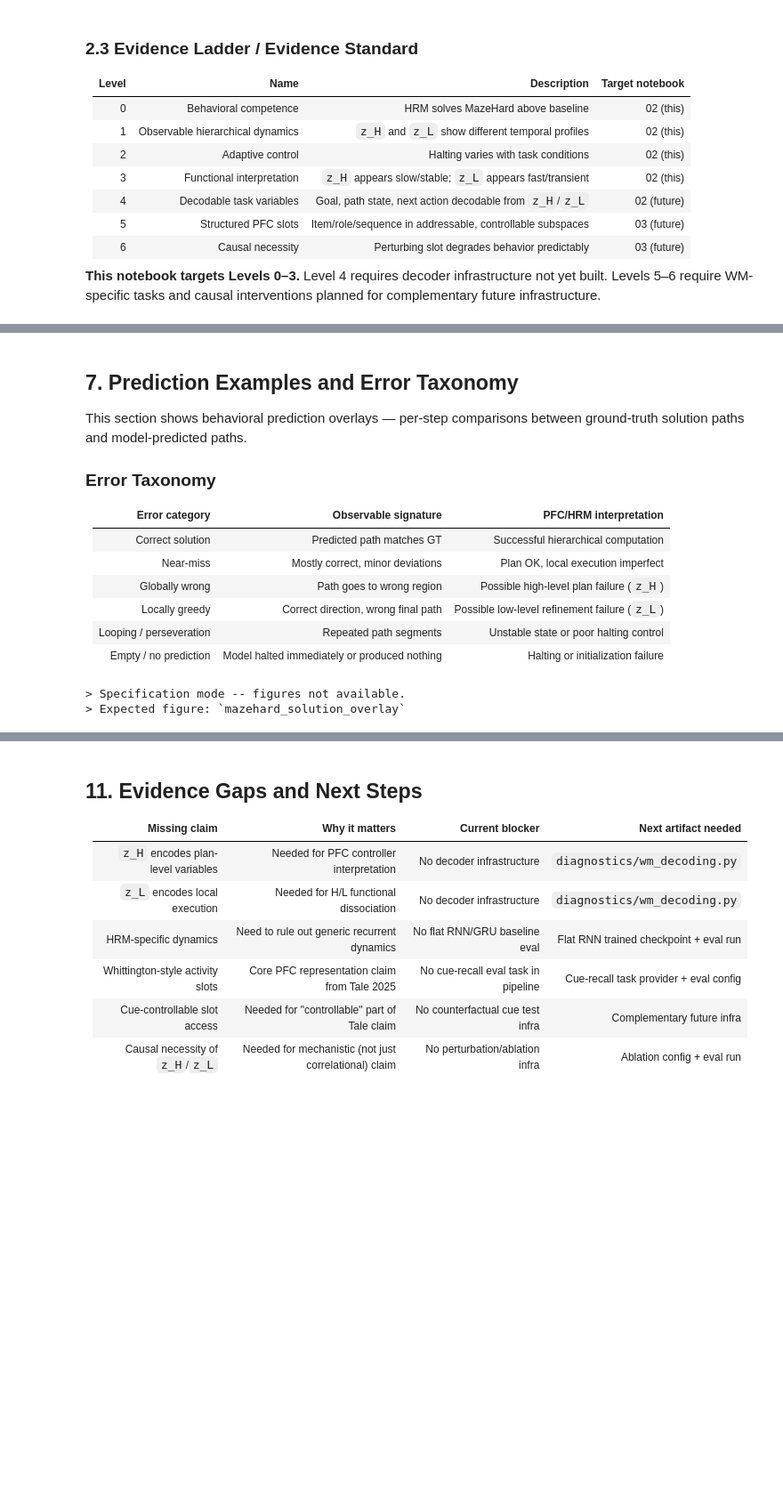
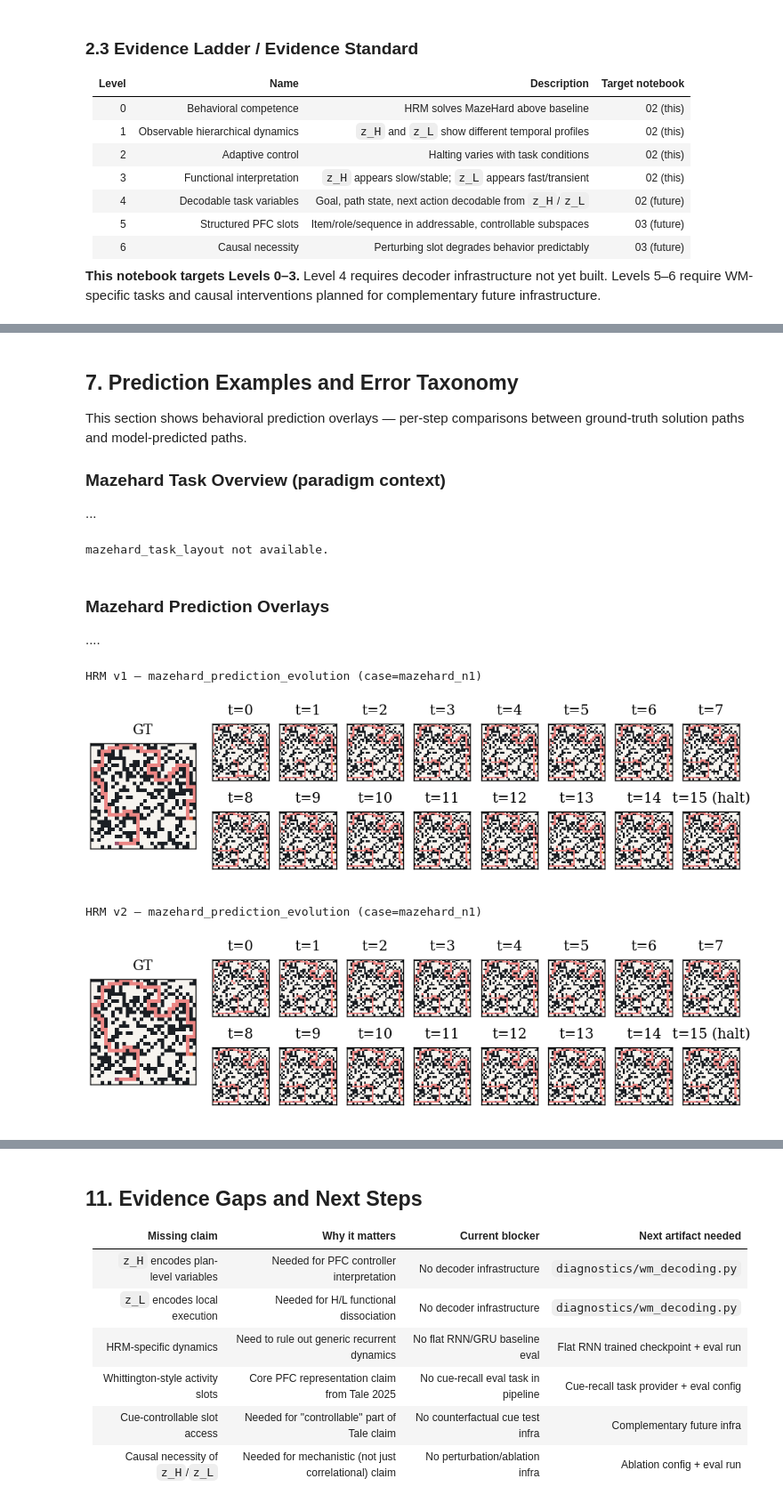
Before and after one commit to BorjaEst/ehc-sn, a Jupyter notebook: notebooks/02_working_memory_report.ipynb, the cells around one changed output, grey strips where cells are left out. Shown at 89% size. Cells and saved outputs as stored; diff of their text form; code cells hidden in the pictures; blank space fills up the shorter version.

```diff
--- a/notebooks/02_working_memory_report.ipynb
+++ b/notebooks/02_working_memory_report.ipynb
@@ -256,33 +240,40 @@ else:
 This section shows behavioral prediction overlays — per-step comparisons
 between ground-truth solution paths and model-predicted paths.
 
-### Error Taxonomy
+### Mazehard Task Overview (paradigm context)
 
-| Error category          | Observable signature                         | PFC/HRM interpretation                        |
-| ----------------------- | -------------------------------------------- | --------------------------------------------- |
-| Correct solution        | Predicted path matches GT                    | Successful hierarchical computation           |
-| Near-miss               | Mostly correct, minor deviations             | Plan OK, local execution imperfect            |
-| Globally wrong          | Path goes to wrong region                    | Possible high-level plan failure (`z_H`)      |
-| Locally greedy          | Correct direction, wrong final path          | Possible low-level refinement failure (`z_L`) |
-| Looping / perseveration | Repeated path segments                       | Unstable state or poor halting control        |
-| Empty / no prediction   | Model halted immediately or produced nothing | Halting or initialization failure             |
+...
-# %%
-if primary_report is not None:
-    from IPython.display import Image, display
-
-    entry = primary_report.figure_entry(
-        "mazehard_solution_overlay", preferred_format="png"
-    )
-    if entry:
-        abs_path = primary_report.root / entry.path
-        print(f"mazehard_solution_overlay (case={entry.regime_id})")
-        display(Image(filename=str(abs_path)))
-    else:
-        print("mazehard_solution_overlay not available.")
-else:
-    print("> Specification mode -- figures not available.")
-    print("> Expected figure: `mazehard_solution_overlay`")
-# %% [output]
-> Specification mode -- figures not available.
-> Expected figure: `mazehard_solution_overlay`
+# %%
+# Mazehard Task Overview (paradigm context; same dataset for both models)
+overview_entry = hrm_v1_report.figure_entry(
+    "mazehard_task_layout", preferred_format="png"
+)
+if overview_entry:
+    abs_path = hrm_v1_report.root / overview_entry.path
+    print(f"Mazehard Task Overview (case={overview_entry.regime_id})")
+    display(Image(filename=str(abs_path)))
+else:
+    print("mazehard_task_layout not available.")
+# %% [output]
+mazehard_task_layout not available.
+# %% [markdown]
+### Mazehard Prediction Overlays
+
+....
+# %%
+# --- PFC Latent ....
+for label, report in [("HRM v1", hrm_v1_report), ("HRM v2", hrm_v2_report)]:
+    entry = report.figure_entry("mazehard_prediction_evolution", preferred_format="png")
+    if entry:
+        abs_path = report.root / entry.path
+        print(f"{label} — {entry.figure_id} (case={entry.regime_id})")
+        display(Image(filename=str(abs_path)))
+    else:
+        print(f"{label}: mazehard_prediction_evolution not available.")
+    print()
+# %% [output]
+HRM v1 — mazehard_prediction_evolution (case=mazehard_n1)
+[figure, added]
+HRM v2 — mazehard_prediction_evolution (case=mazehard_n1)
+[figure, added]
 # %% [markdown]
```
Also changed, not shown: parts of 23 cells of this notebook, 9 other files.
